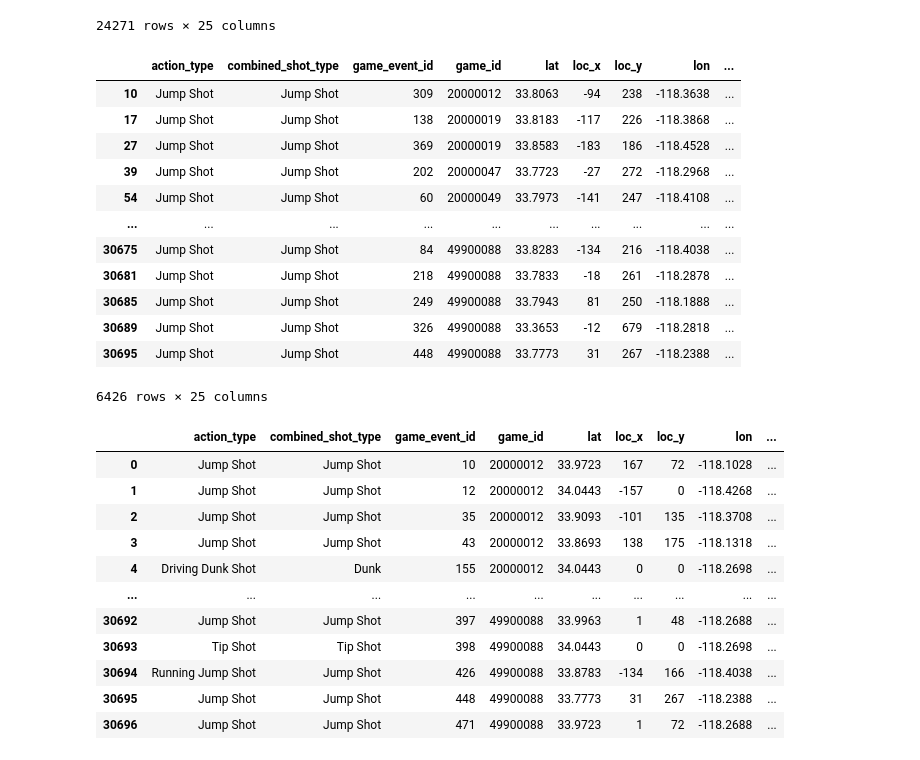
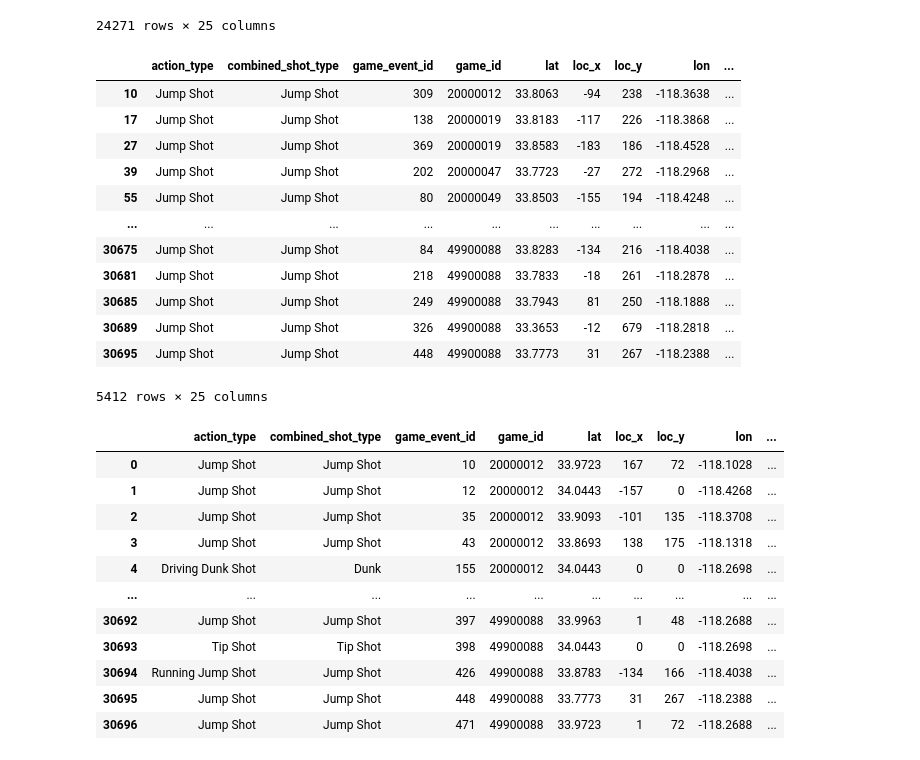
Before and after one commit to andre-lucena12/kobe-shots, a Jupyter notebook: notebooks/rascunho.ipynb, the cells around one changed output. Drawn from its saved outputs; the diff is of its cells as text; code cells hidden in the pictures.

Commit message:
Filter Data

```diff
--- a/notebooks/rascunho.ipynb
+++ b/notebooks/rascunho.ipynb
@@ -37,22 +37,23 @@ filter_2fg
 | 30694 | Running Jump Shot | Jump Shot | 426 | 49900088 | 33.8783 | -134 | 166 | -118.4038 | ... |
 | 30696 | Jump Shot | Jump Shot | 471 | 49900088 | 33.9723 | 1 | 72 | -118.2688 | ... |
 24271 rows × 25 columns
-# %%
-filter_3fg
-# %% [output]
-|  | action_type | combined_shot_type | game_event_id | game_id | lat | loc_x | loc_y | lon | ... |
-| 10 | Jump Shot | Jump Shot | 309 | 20000012 | 33.8063 | -94 | 238 | -118.3638 | ... |
-| 17 | Jump Shot | Jump Shot | 138 | 20000019 | 33.8183 | -117 | 226 | -118.3868 | ... |
-| 27 | Jump Shot | Jump Shot | 369 | 20000019 | 33.8583 | -183 | 186 | -118.4528 | ... |
-| 39 | Jump Shot | Jump Shot | 202 | 20000047 | 33.7723 | -27 | 272 | -118.2968 | ... |
-| 54 | Jump Shot | Jump Shot | 60 | 20000049 | 33.7973 | -141 | 247 | -118.4108 | ... |
-| ... | ... | ... | ... | ... | ... | ... | ... | ... | ... |
-| 30675 | Jump Shot | Jump Shot | 84 | 49900088 | 33.8283 | -134 | 216 | -118.4038 | ... |
-| 30681 | Jump Shot | Jump Shot | 218 | 49900088 | 33.7833 | -18 | 261 | -118.2878 | ... |
-| 30685 | Jump Shot | Jump Shot | 249 | 49900088 | 33.7943 | 81 | 250 | -118.1888 | ... |
-| 30689 | Jump Shot | Jump Shot | 326 | 49900088 | 33.3653 | -12 | 679 | -118.2818 | ... |
-| 30695 | Jump Shot | Jump Shot | 448 | 49900088 | 33.7773 | 31 | 267 | -118.2388 | ... |
-6426 rows × 25 columns
+# %%
+filter_3fg = filter_3fg.dropna()
+filter_3fg
+# %% [output]
+|  | action_type | combined_shot_type | game_event_id | game_id | lat | loc_x | loc_y | lon | ... |
+| 10 | Jump Shot | Jump Shot | 309 | 20000012 | 33.8063 | -94 | 238 | -118.3638 | ... |
+| 17 | Jump Shot | Jump Shot | 138 | 20000019 | 33.8183 | -117 | 226 | -118.3868 | ... |
+| 27 | Jump Shot | Jump Shot | 369 | 20000019 | 33.8583 | -183 | 186 | -118.4528 | ... |
+| 39 | Jump Shot | Jump Shot | 202 | 20000047 | 33.7723 | -27 | 272 | -118.2968 | ... |
+| 55 | Jump Shot | Jump Shot | 80 | 20000049 | 33.8503 | -155 | 194 | -118.4248 | ... |
+| ... | ... | ... | ... | ... | ... | ... | ... | ... | ... |
+| 30675 | Jump Shot | Jump Shot | 84 | 49900088 | 33.8283 | -134 | 216 | -118.4038 | ... |
+| 30681 | Jump Shot | Jump Shot | 218 | 49900088 | 33.7833 | -18 | 261 | -118.2878 | ... |
+| 30685 | Jump Shot | Jump Shot | 249 | 49900088 | 33.7943 | 81 | 250 | -118.1888 | ... |
+| 30689 | Jump Shot | Jump Shot | 326 | 49900088 | 33.3653 | -12 | 679 | -118.2818 | ... |
+| 30695 | Jump Shot | Jump Shot | 448 | 49900088 | 33.7773 | 31 | 267 | -118.2388 | ... |
+5412 rows × 25 columns
 # %%
 data = pd.read_parquet('../data/02_intermediate/kobe_dataset.parquet')
 
```
